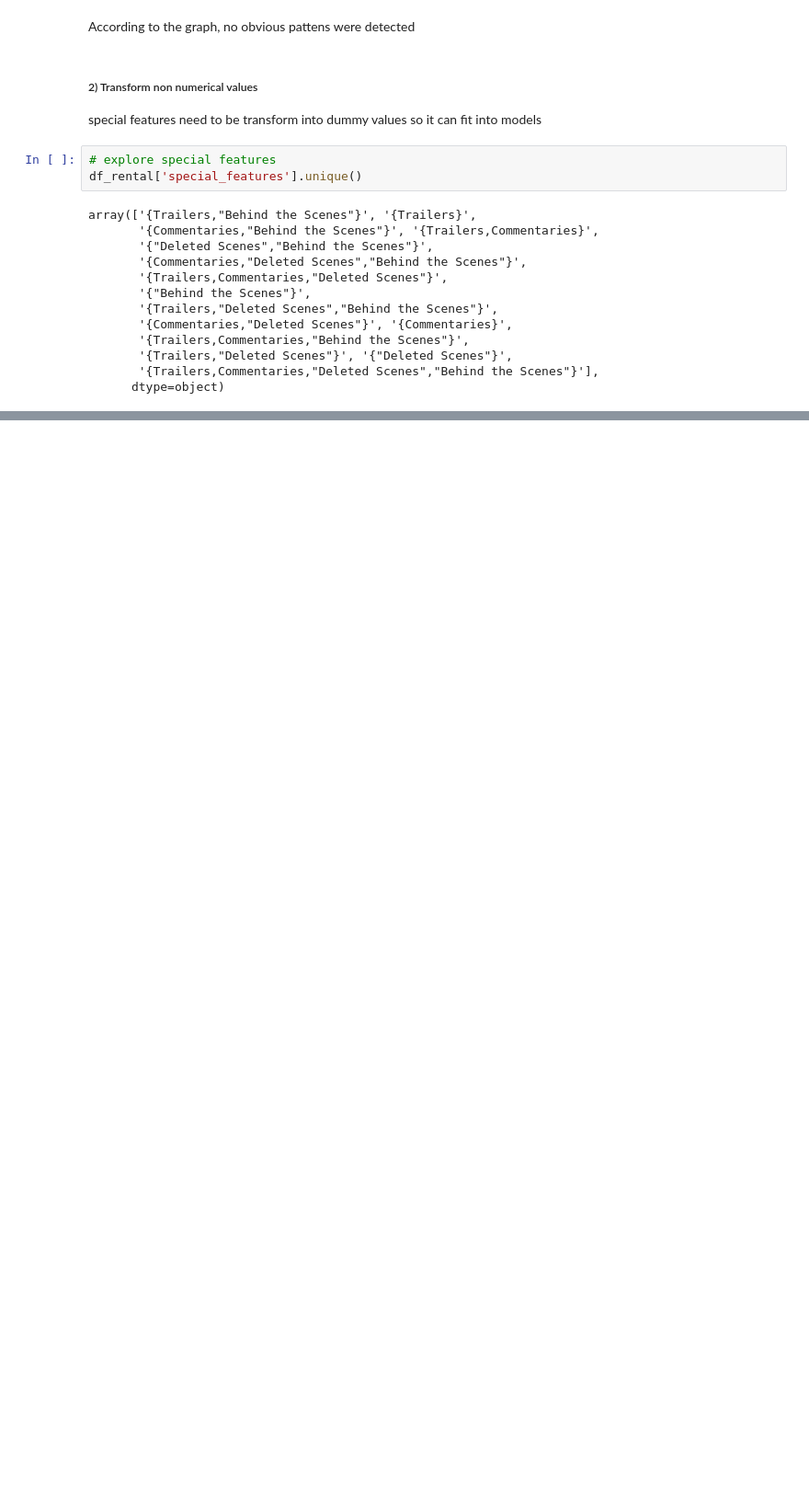
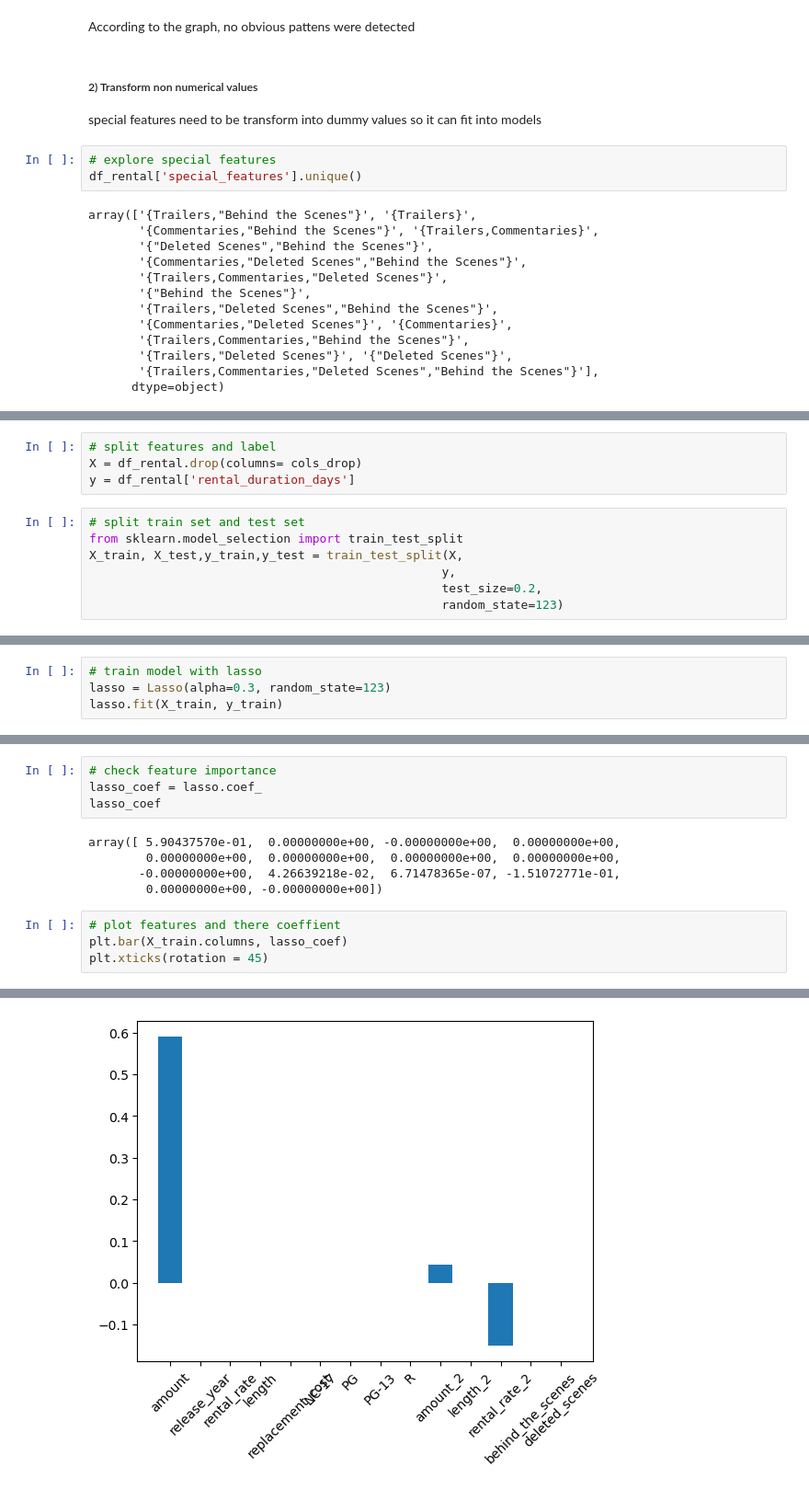
Before and after one commit to marionzhu/ml_models_deployments, a Jupyter notebook: notebooks/group4_model.ipynb, the cells around one changed output, grey strips where cells are left out. Shown at 92% size. Saved outputs shown, nothing was run; the diff lists cells and outputs as text; blank space fills up the shorter version.

```diff
--- a/notebooks/group4_model.ipynb
+++ b/notebooks/group4_model.ipynb
@@ -197,0 +215,11 @@ plt.show()
+# %%
+# split features and label
+X = df_rental.drop(columns= cols_drop)
+y = df_rental['rental_duration_days']
+# %%
+# split train set and test set
+from sklearn.model_selection import train_test_split
+X_train, X_test,y_train,y_test = train_test_split(X,
+                                                 y,
+                                                 test_size=0.2,
+                                                 random_state=123)
@@ -197,0 +237,4 @@ plt.show()
+# %%
+# train model with lasso
+lasso = Lasso(alpha=0.3, random_state=123)
+lasso.fit(X_train, y_train)
@@ -197,0 +257,14 @@ plt.show()
+# %%
+# check feature importance
+lasso_coef = lasso.coef_
+lasso_coef
+# %% [output]
+array([ 5.90437570e-01,  0.00000000e+00, -0.00000000e+00,  0.00000000e+00,
+        0.00000000e+00,  0.00000000e+00,  0.00000000e+00,  0.00000000e+00,
+       -0.00000000e+00,  4.26639218e-02,  6.71478365e-07, -1.51072771e-01,
+        0.00000000e+00, -0.00000000e+00])
+# %%
+# plot features and there coeffient
+plt.bar(X_train.columns, lasso_coef)
+plt.xticks(rotation = 45)
+# %% [output]
@@ -197,0 +286 @@ plt.show()
+[figure, added]
```
Also changed, not shown: parts of 17 cells of this notebook.
